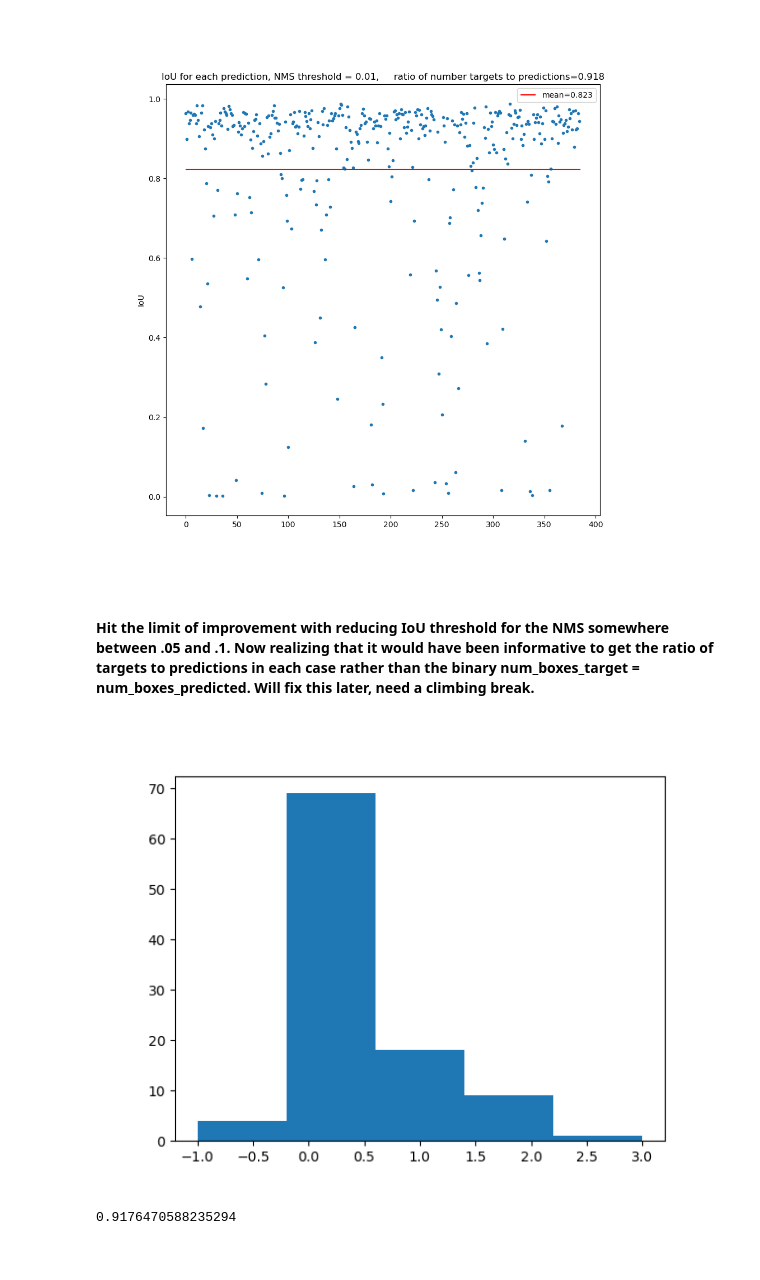
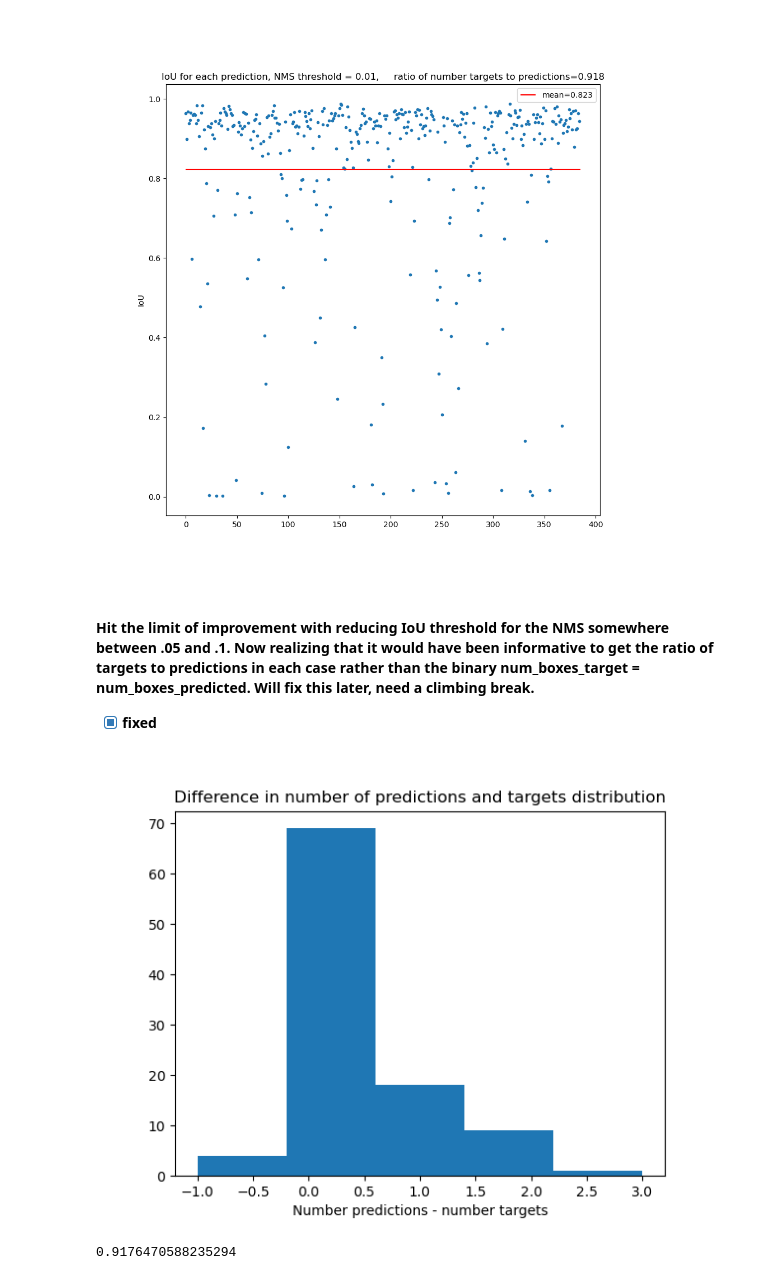
Before and after one commit to wdegraw93/he6-cres-deep-learning, a Jupyter notebook: fasterRCNN/model_interpretation.ipynb, the cells around one changed output. Cells and saved outputs as stored; diff of their text form; code cells hidden in the pictures.

```diff
--- a/fasterRCNN/model_interpretation.ipynb
+++ b/fasterRCNN/model_interpretation.ipynb
@@ -179,7 +180,3 @@ preds = cres_lm(imgs)
 # %% [markdown]
 ## Model Performance with IoU
 IoU is a valuable metric for object detection. It is the ratio of the intersection area of the target and prediction boundary box to the union area of the boxes, so a value of 1 is perfect overlap and 0 is no overlap. The tricky part here is that the predictions are ordered by their score in the model, not by the order in which the targets were originally given. For now, I am aiming to get a lower bound on the model performance. This will be done by taking the IoU of all pairs of boxes in an image (between targets and predictions - the default behavior of `box_iou`) and keeping scores greater than 0. The average of this will include the IoU of boxes that just happen to overlap to some degree, hence it being a lower bound. However, it will allow for a better understanding of model performance.
-# %%
-keep = nms(preds[0]['boxes'], preds[0]['scores'], iou_threshold=.1)
-print(preds[0]['boxes'][keep], preds[0]['scores'][keep])
-box_iou(targets[0]['boxes'], preds[0]['boxes'][keep])
@@ -371,13 +306,16 @@ plot_ious(iou_info_3, iou_thresholds_3)
 [figure]
 # %% [markdown]
 #### Hit the limit of improvement with reducing IoU threshold for the NMS somewhere between .05 and .1. Now realizing that it would have been informative to get the ratio of targets to predictions in each case rather than the binary num_boxes_target = num_boxes_predicted. Will fix this later, need a climbing break.
+- [x] **fixed**
 # %%
 %matplotlib widget
 num_preds = np.array(iou_info_3[0][1])
 num_targs = np.array(iou_info_3[0][2])
-plt.hist(num_preds - num_targs, bins=5);
+plt.hist(num_preds - num_targs, bins=5)
+plt.xlabel('Number predictions - number targets')
+plt.title('Difference in number of predictions and targets distribution');
 # %% [output]
-[figure, old version]
+[figure, new version]
 # %%
 num_targs.sum()/num_preds.sum()
 # %% [output]
```
Also changed, not shown: parts of 37 cells of this notebook, 2 other files.
